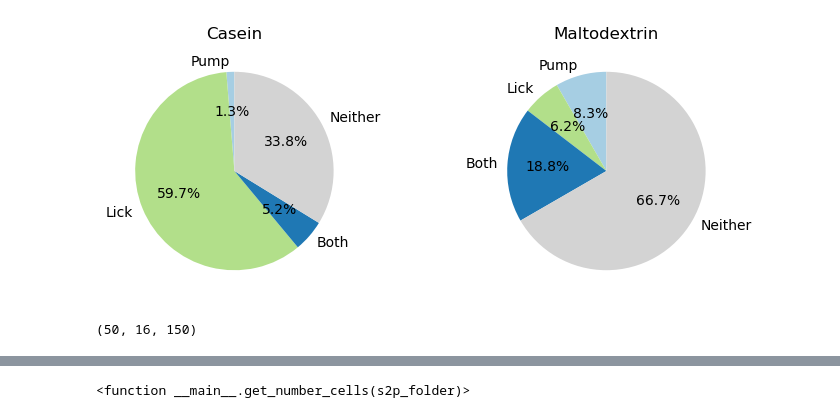
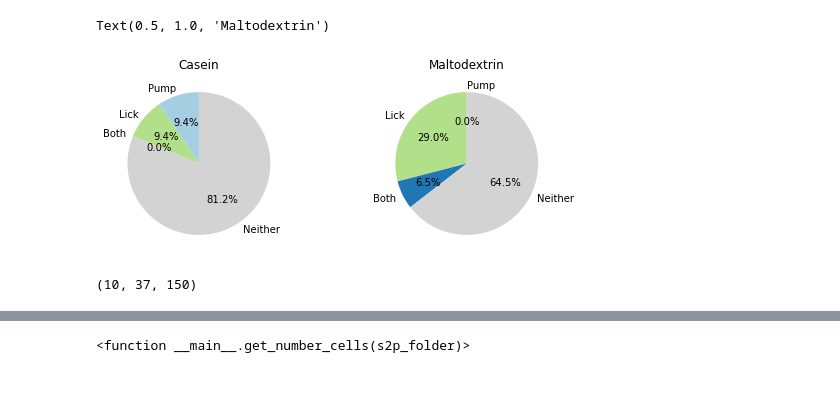
Before and after one commit to jetsetmette/VGP, a Jupyter notebook: notebooks/BNA_figs_representative.ipynb, the cells around one changed output, grey strips where cells are left out. Saved outputs shown, nothing was run; the diff lists cells and outputs as text; code cells hidden in the pictures; blank space fills up the shorter version.

```diff
--- a/notebooks/BNA_figs_representative.ipynb
+++ b/notebooks/BNA_figs_representative.ipynb
@@ -112,27 +236,28 @@ f.savefig("..//output//vgp302_shadederror.png")
 # %%
 # make pie chart showing activated cells
 
 pie_colors = ['#a6cee3','#b2df8a','#1f78b4','lightgrey']
 labels = ['Pump','Lick','Both','Neither']
 
 f, [ax1, ax2] = plt.subplots(figsize=(8,4), ncols=2, gridspec_kw={"wspace":0.5})
 
-ax1.pie(cas["df_responsive"].activated, labels=labels, autopct='%1.1f%%',
+ax1.pie(C2["df_responsive"].activated[2:6], labels=labels, autopct='%1.1f%%',
     startangle=90, colors=pie_colors)
 
-ax2.pie(malt["df_responsive"].activated, labels=labels, autopct='%1.1f%%',
+ax2.pie(M2["df_responsive"].activated[2:6], labels=labels, autopct='%1.1f%%',
     startangle=90, colors=pie_colors)
 
 ax1.set_title("Casein")
 ax2.set_title("Maltodextrin")
 
-f.savefig("..//output//vgp302_pies_activated.png")
+# f.savefig("..//output//vgp403_NRPR_pies_activated.png")
 # %% [output]
+Text(0.5, 1.0, 'Maltodextrin')
-[figure, old version]
+[figure, new version]
 # %%
-np.shape(cas["pump_snips_all"])
-np.shape(cas["lick_snips_all"][np.where(cas["lick_responsive"] == 1)])
+np.shape(C1["pump_snips_all"])
+np.shape(C1["lick_snips_all"][np.where(C1["lick_responsive"] == 1)])
 # %% [output]
-(50, 16, 150)
+(10, 37, 150)
 # %%
 s = assemble_data(s2p_folder,events_file)
```
Also changed, not shown: parts of 25 cells of this notebook, 3 other files.
